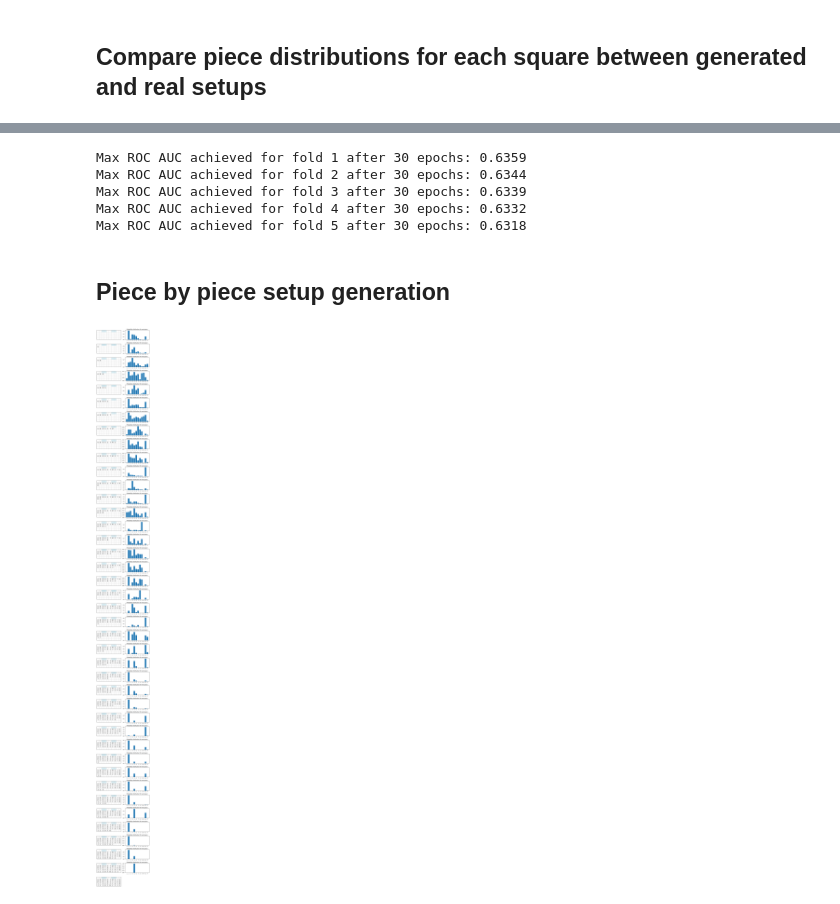
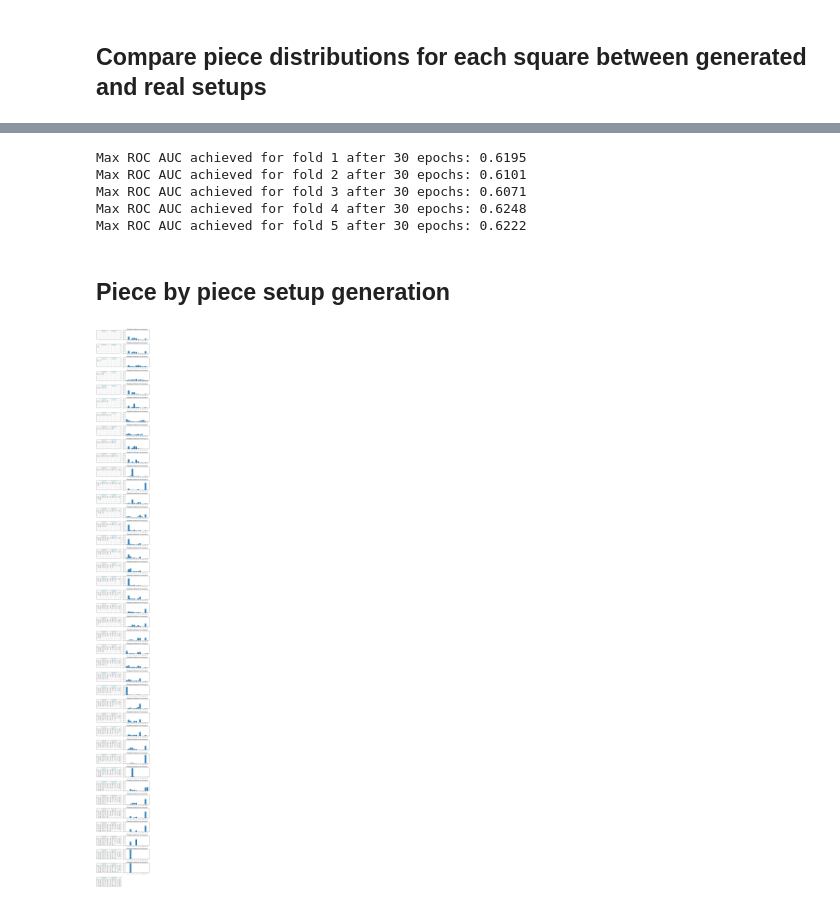
Before and after one commit to angelosmar1/stratego-setup-generator, a Jupyter notebook: notebooks/lstm_evaluation.ipynb, the cells around one changed output, grey strips where cells are left out. Drawn from its saved outputs; the diff is of its cells as text; code cells hidden in the pictures.

Commit message:
improve notebooks and retrain models

```diff
--- a/notebooks/lstm_evaluation.ipynb
+++ b/notebooks/lstm_evaluation.ipynb
@@ -20,3 +30,12 @@ from stratego_setup_generator.evaluation import compute_kl_div_single_squares, c
+# %%
+DATA_PATH = "../data/setups.csv"
+
+real_setups_df = (
+    pd.read_csv(DATA_PATH, header=None, dtype='uint8')
+      .drop_duplicates()
+      .reset_index(drop=True)
+)
+real_setups = real_setups_df.to_numpy()
 # %% [markdown]
 ## Load model and sample setups
 # %%
@@ -29,11 +44,13 @@ real_setups = real_setups_df.to_numpy()
 # %%
 device = torch.device("cuda" if torch.cuda.is_available() else "cpu")
-loaded_model_info = torch.load(MODEL_PATH, map_location=device)
-model = LSTMGenerator(**loaded_model_info['model_params'])
-model.load_state_dict(loaded_model_info['model_state_dict'])
+model_checkpoint = torch.load(MODEL_PATH, map_location=device)
+model = LSTMGenerator(**model_checkpoint['model_params'])
+model.load_state_dict(model_checkpoint['model_state_dict'])
 model = model.to(device)
 # %%
-generated_setups, distributions = model.generate_setups(num_setups=len(real_setups), seed=SEED)
+generated_setups, distributions = (
+    model.generate_setups(num_setups=len(real_setups), seed=SEED)
+)
 generated_setups_df = pd.DataFrame(generated_setups)
 # %%
 plot_setups(generated_setups[:9], num_columns=3, tile_size=0.5)
@@ -132,17 +192,22 @@ Epoch: 30, Train Cross Entropy: 0.03121, Train AUC: 0.99927, Val Cross Entropy:
 # %%
-for i, fold_history in enumerate(training_history, start=1):
-    max_score = max(fold_history['val_metrics']['AUC'])
-    print(f"Max ROC AUC achieved for fold {i} after {num_epochs} epochs: {round(max_score, 4)}")
+for fold_idx, fold_history in enumerate(metrics_history):
+    max_score = max(fold_history['Validation']['AUC'])
+    print(
+        f"Max ROC AUC achieved for fold {fold_idx + 1} "
+        f"after {num_epochs} epochs: {max_score:.4f}"
+    )
 # %% [output]
-Max ROC AUC achieved for fold 1 after 30 epochs: 0.6359
-Max ROC AUC achieved for fold 2 after 30 epochs: 0.6344
-Max ROC AUC achieved for fold 3 after 30 epochs: 0.6339
-Max ROC AUC achieved for fold 4 after 30 epochs: 0.6332
-Max ROC AUC achieved for fold 5 after 30 epochs: 0.6318
+Max ROC AUC achieved for fold 1 after 30 epochs: 0.6195
+Max ROC AUC achieved for fold 2 after 30 epochs: 0.6101
+Max ROC AUC achieved for fold 3 after 30 epochs: 0.6071
+Max ROC AUC achieved for fold 4 after 30 epochs: 0.6248
+Max ROC AUC achieved for fold 5 after 30 epochs: 0.6222
 # %% [markdown]
 ## Piece by piece setup generation
 # %%
-setup_index = 0
-plot_setup_generation(generated_setups[setup_index], distributions[setup_index])
+setup_idx = 0
+plot_setup_generation(
+    generated_setups[setup_idx], distributions[setup_idx]
+)
 # %% [output]
-[figure, old version]
+[figure, new version]
```
Also changed, not shown: parts of 17 cells of this notebook, 8 other files.
